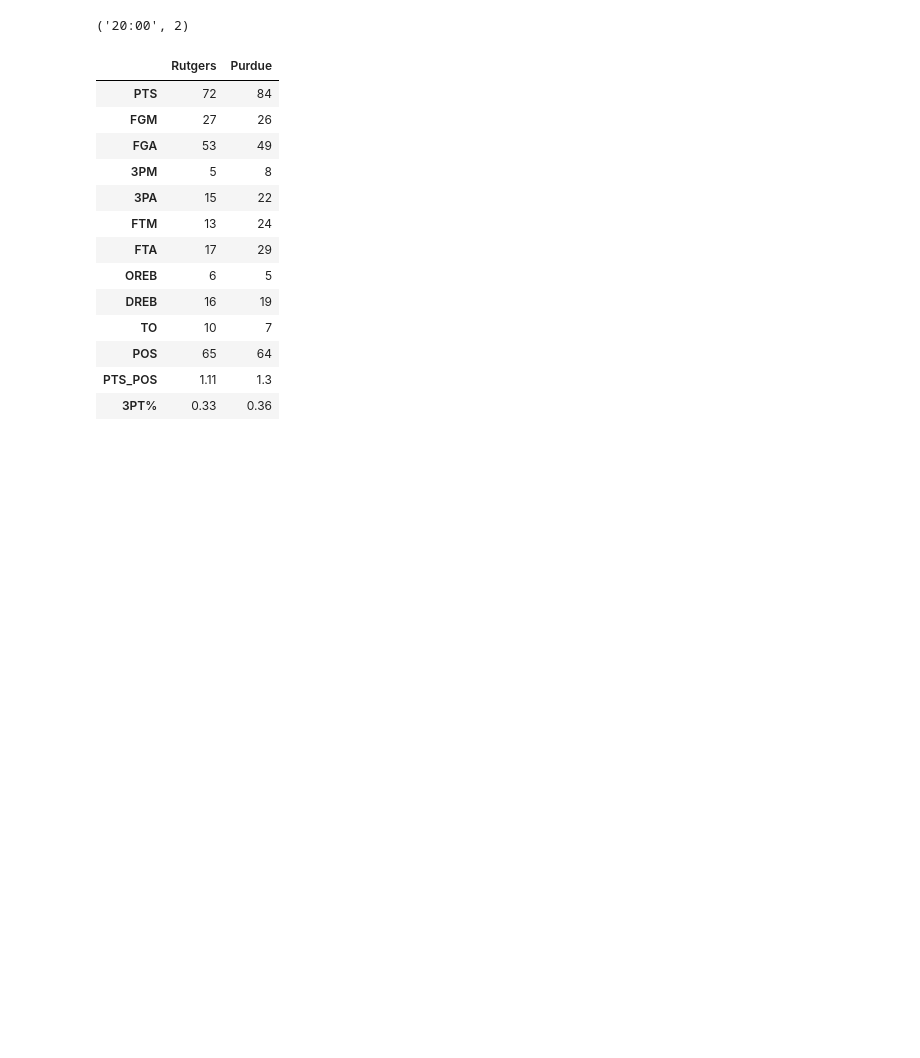
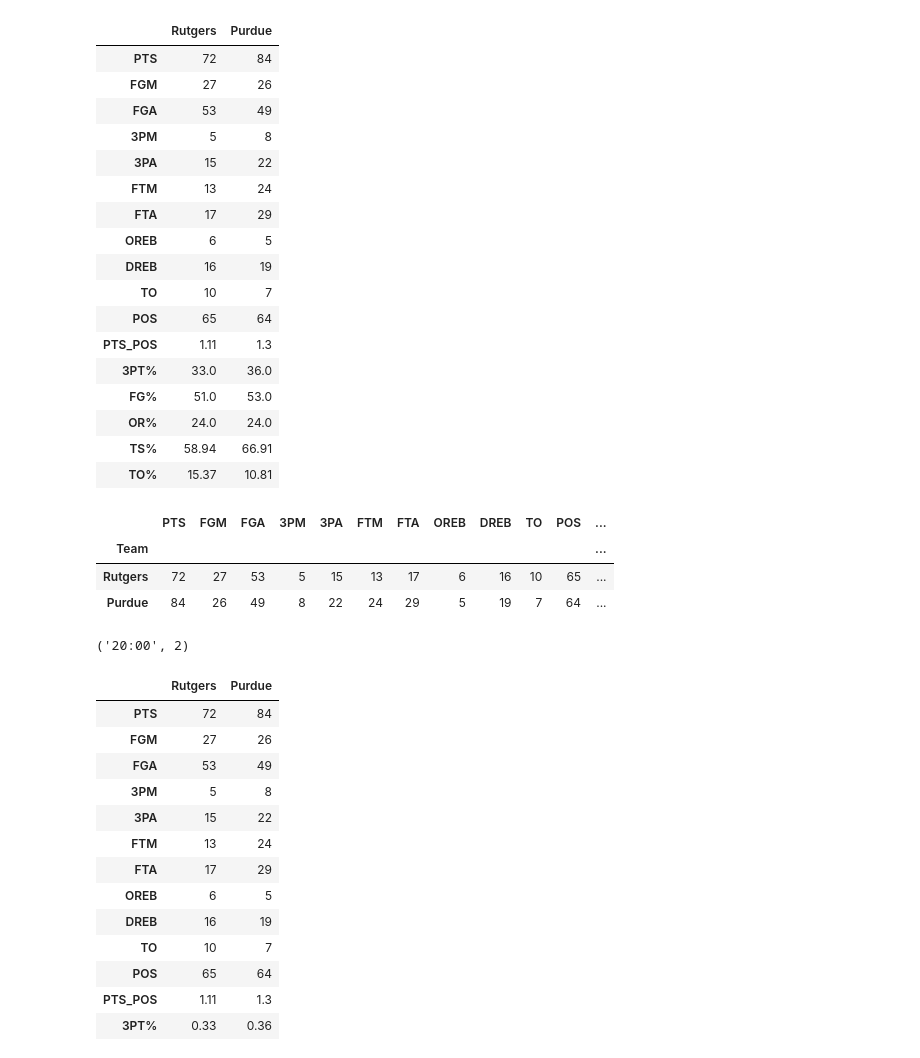
Before and after one commit to fmathews11/College_Basketball_Functions, a Jupyter notebook: Pulling_In_Boxscores.ipynb, the cells around one changed output. Drawn from its saved outputs; the diff is of its cells as text; code cells hidden in the pictures; blank space fills up the shorter version.

```diff
--- a/Pulling_In_Boxscores.ipynb
+++ b/Pulling_In_Boxscores.ipynb
@@ -64,7 +64,28 @@ def clean_up_boxscore(df):
     df = df[col_order]
     df.iloc[last_row,0] = 'Team'
     df.iloc[last_row,17] = ""
-    return df.astype(convert_dict)
+    df['PTS/FGA'] = round((df.PTS/df.FGA),2).fillna(0)
+
+    final_col_order = ['Player',
+                'PTS',
+                'MIN',
+                'FGM',
+                'FGA',
+                '3PM',
+                '3PA',
+                'FTM',
+                'FTA',
+                'OREB',
+                'DREB',
+                'REB',
+                'AST',
+                'STL',
+                'BLK',
+                'TO',
+                'PF',
+                'PTS/FGA',
+                 'Position']
+    return df.astype(convert_dict)[final_col_order]
 
 def get_boxscores(game_id,disp = False):
 
@@ -135,15 +156,15 @@ def get_agg_boxscore(game_id,disp = True):
     df_home['OR%'] = 0
     df_away['OR%'] = 0
     if df_home.OREB.item() >0:
-      df_home['OR%'] = round(df_home.OREB.item()/(df_home.OREB.item() + away_team_dreb),2)
+      df_home['OR%'] = 100*round(df_home.OREB.item()/(df_home.OREB.item() + away_team_dreb),2)
     if df_away.OREB.item() >0:
-      df_away['OR%'] = round(df_away.OREB.item()/(df_away.OREB.item() + home_team_dreb),2)
+      df_away['OR%'] = 100*round(df_away.OREB.item()/(df_away.OREB.item() + home_team_dreb),2)
     final_df = pd.concat([df_away,df_home])
 
     final_df['POS'] = final_df.apply(lambda x: calculate_possessions(x.FGA,x.OREB,x.TO,x.FTA),axis = 1).astype(float)
     final_df['PTS_POS'] = round(final_df.PTS / final_df.POS,2)
-    final_df['3PT%'] = round(final_df['3PM'] / final_df['3PA'],2)
-    final_df['FG%'] = round(final_df.FGM/final_df.FGA,2)
+    final_df['3PT%'] = 100*round(final_df['3PM'] / final_df['3PA'],2)
+    final_df['FG%'] = 100*round(final_df.FGM/final_df.FGA,2)
     final_df["TS%"] = round(100*final_df.PTS/(2*(final_df.FGA + 0.475*final_df.FTA)),2)
     final_df['TO%'] = round(100*(final_df.TO/final_df.POS),2)
     final_df['POS'] = np.floor(final_df.POS).astype(int)
@@ -180,6 +201,31 @@ def get_agg_boxscore(game_id,disp = True):
       display(final_df.rename_axis("").astype(object).transpose())
 
     return final_df.astype(type_dict)
+# %%
+get_agg_boxscore(401364452)
+# %% [output]
+|  | Rutgers | Purdue |
+| PTS | 72 | 84 |
+| FGM | 27 | 26 |
+| FGA | 53 | 49 |
+| 3PM | 5 | 8 |
+| 3PA | 15 | 22 |
+| FTM | 13 | 24 |
+| FTA | 17 | 29 |
+| OREB | 6 | 5 |
+| DREB | 16 | 19 |
+| TO | 10 | 7 |
+| POS | 65 | 64 |
+| PTS_POS | 1.11 | 1.3 |
+| 3PT% | 33.0 | 36.0 |
+| FG% | 51.0 | 53.0 |
+| OR% | 24.0 | 24.0 |
+| TS% | 58.94 | 66.91 |
+| TO% | 15.37 | 10.81 |
+|  | PTS | FGM | FGA | 3PM | 3PA | FTM | FTA | OREB | DREB | TO | POS | ... |
+| Team |  |  |  |  |  |  |  |  |  |  |  | ... |
+| Rutgers | 72 | 27 | 53 | 5 | 15 | 13 | 17 | 6 | 16 | 10 | 65 | ... |
+| Purdue | 84 | 26 | 49 | 8 | 22 | 24 | 29 | 5 | 19 | 7 | 64 | ... |
 # %%
 test_df = None
 last_reported_time = 0
```
